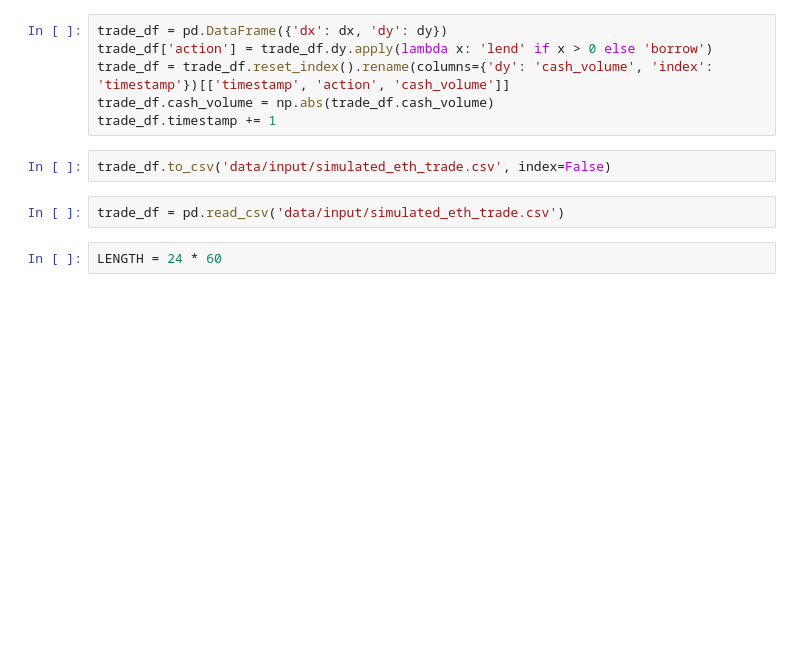
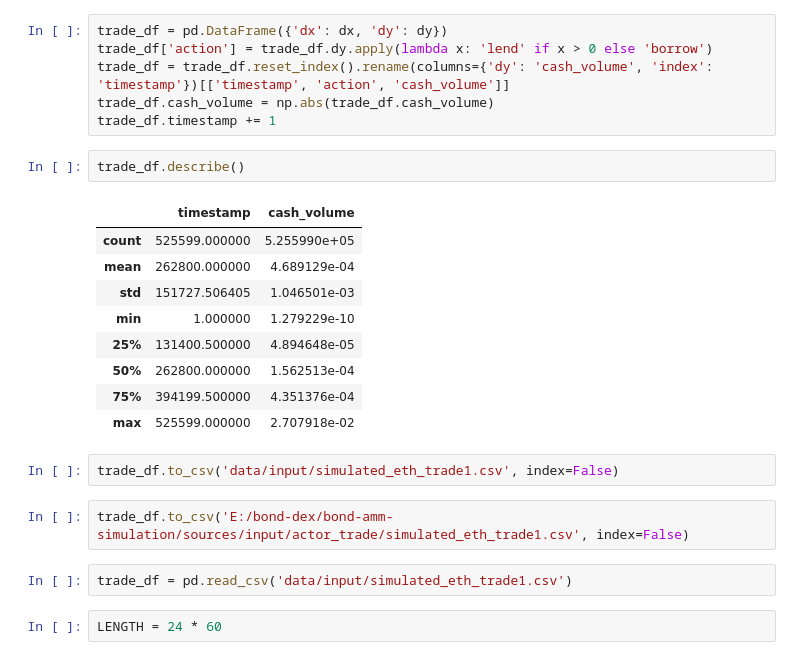
Before and after one commit to khanhtq-stats/bond-amm-research, a Jupyter notebook: notebooks/Bond AMM.ipynb, the cells around one changed output. Drawn from its saved outputs; the diff is of its cells as text; blank space fills up the shorter version.

Commit message:
Add simulation

```diff
--- a/notebooks/Bond AMM.ipynb
+++ b/notebooks/Bond AMM.ipynb
@@ -262,10 +262,24 @@ trade_df['action'] = trade_df.dy.apply(lambda x: 'lend' if x > 0 else 'borrow')
 trade_df = trade_df.reset_index().rename(columns={'dy': 'cash_volume', 'index': 'timestamp'})[['timestamp', 'action', 'cash_volume']]
 trade_df.cash_volume = np.abs(trade_df.cash_volume)
 trade_df.timestamp += 1
+# %%
+trade_df.describe()
+# %% [output]
+|  | timestamp | cash_volume |
+| count | 525599.000000 | 5.255990e+05 |
+| mean | 262800.000000 | 4.689129e-04 |
+| std | 151727.506405 | 1.046501e-03 |
+| min | 1.000000 | 1.279229e-10 |
+| 25% | 131400.500000 | 4.894648e-05 |
+| 50% | 262800.000000 | 1.562513e-04 |
+| 75% | 394199.500000 | 4.351376e-04 |
+| max | 525599.000000 | 2.707918e-02 |
 # %%
-trade_df.to_csv('data/input/simulated_eth_trade.csv', index=False)
+trade_df.to_csv('data/input/simulated_eth_trade1.csv', index=False)
+# %%
+trade_df.to_csv('E:/bond-dex/bond-amm-simulation/sources/input/actor_trade/simulated_eth_trade1.csv', index=False)
 # %%
-trade_df = pd.read_csv('data/input/simulated_eth_trade.csv')
+trade_df = pd.read_csv('data/input/simulated_eth_trade1.csv')
 # %%
 LENGTH = 24 * 60
 # %%
```
Also changed, not shown: parts of 9 cells of this notebook, 2 other files.
